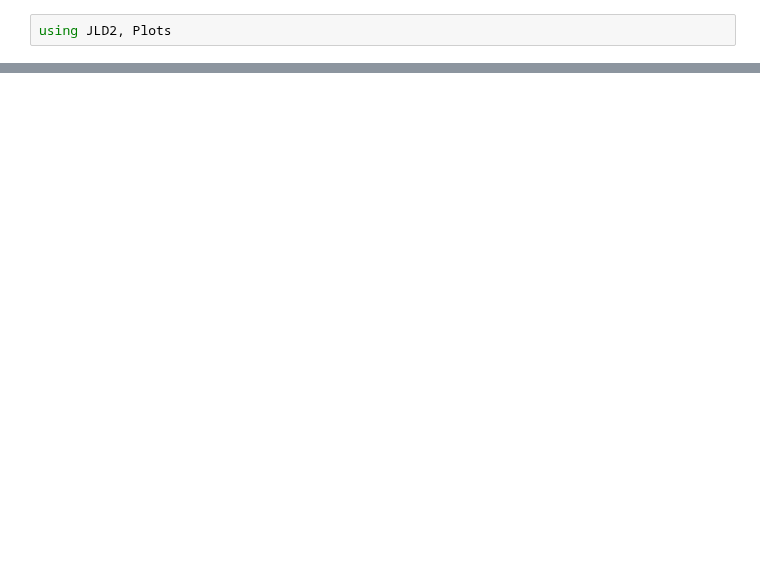
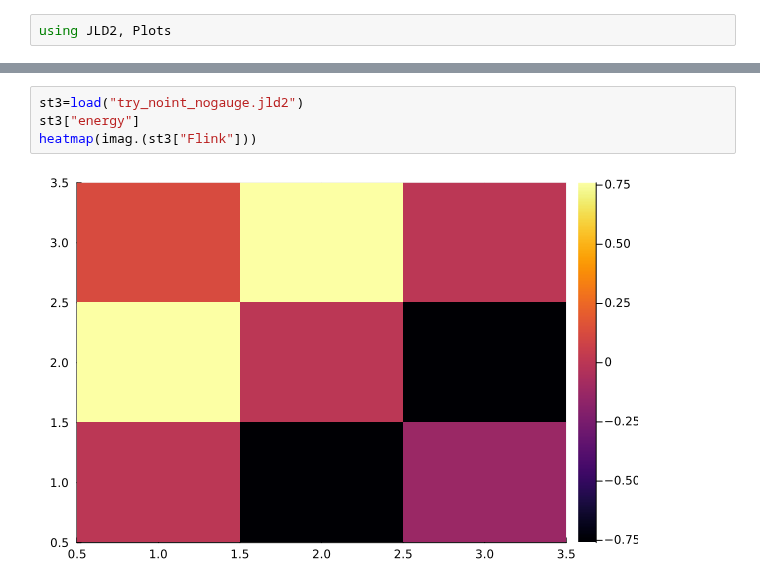
Before and after one commit to ttx002000/HF_Moire, a Jupyter notebook: data_collection/triangular/data_output/plot.ipynb, the cells around one changed output, grey strips where cells are left out. Saved outputs shown, nothing was run; the diff lists cells and outputs as text; blank space fills up the shorter version.

```diff
--- a/data_collection/triangular/data_output/plot.ipynb
+++ b/data_collection/triangular/data_output/plot.ipynb
@@ -12,0 +15,6 @@ heatmap(imag.(st["Flink"]))
+# %%
+st3=load("try_noint_nogauge.jld2")
+st3["energy"]
+heatmap(imag.(st3["Flink"]))
+# %% [output]
+[figure, added]
```
Also changed, not shown: parts of 7 cells of this notebook, 6 other files.
